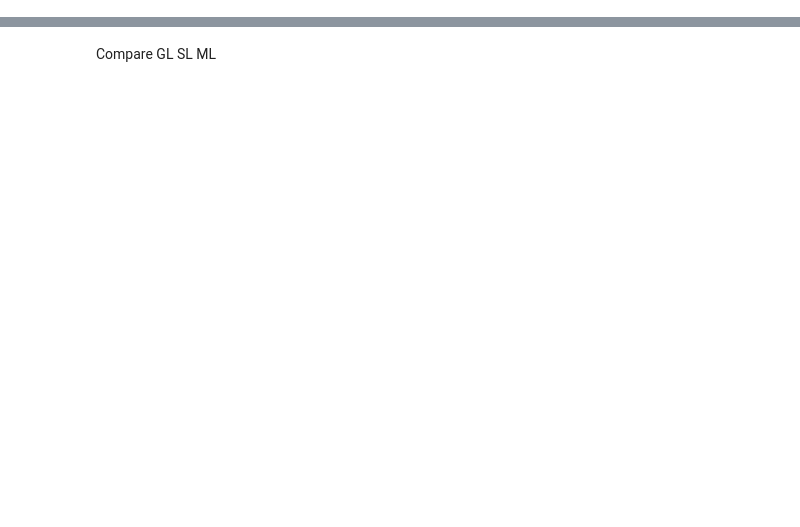
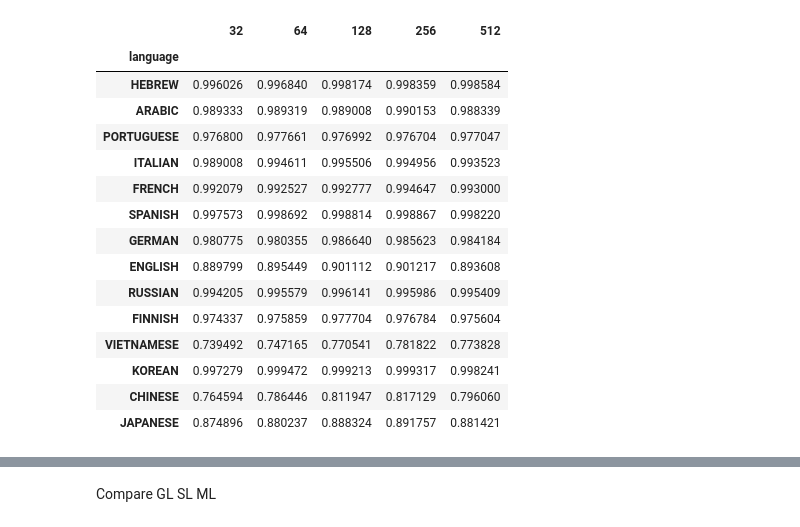
Before and after one commit to wuqi0704/MasterThesis_Tokenization, a Jupyter notebook: flair/plots.ipynb, the cells around one changed output, grey strips where cells are left out. Drawn from its saved outputs; the diff is of its cells as text; code cells hidden in the pictures; blank space fills up the shorter version.

```diff
--- a/flair/plots.ipynb
+++ b/flair/plots.ipynb
@@ -0,0 +1,28 @@
+# %%
+import pandas as pd
+df = []
+for i in [32,64,128,256,512]:
+    df.append(pd.read_csv(f"/Users/qier/MasterThesis_Tokenization/results/1_h{i}.csv").rename(columns={'Unnamed: 0':'language'})[['language','F1-score']])
+
+frames = [df[0],df[1]['F1-score'],df[2]['F1-score'],df[3]['F1-score'],df[4]['F1-score']]
+DF = pd.concat(frames,axis=1)
+DF = DF.set_index('language')
+DF.columns = [32,64,128,256,512]
+DF
+# %% [output]
+|  | 32 | 64 | 128 | 256 | 512 |
+| language |  |  |  |  |  |
+| HEBREW | 0.996026 | 0.996840 | 0.998174 | 0.998359 | 0.998584 |
+| ARABIC | 0.989333 | 0.989319 | 0.989008 | 0.990153 | 0.988339 |
+| PORTUGUESE | 0.976800 | 0.977661 | 0.976992 | 0.976704 | 0.977047 |
+| ITALIAN | 0.989008 | 0.994611 | 0.995506 | 0.994956 | 0.993523 |
+| FRENCH | 0.992079 | 0.992527 | 0.992777 | 0.994647 | 0.993000 |
+| SPANISH | 0.997573 | 0.998692 | 0.998814 | 0.998867 | 0.998220 |
+| GERMAN | 0.980775 | 0.980355 | 0.986640 | 0.985623 | 0.984184 |
+| ENGLISH | 0.889799 | 0.895449 | 0.901112 | 0.901217 | 0.893608 |
+| RUSSIAN | 0.994205 | 0.995579 | 0.996141 | 0.995986 | 0.995409 |
+| FINNISH | 0.974337 | 0.975859 | 0.977704 | 0.976784 | 0.975604 |
+| VIETNAMESE | 0.739492 | 0.747165 | 0.770541 | 0.781822 | 0.773828 |
+| KOREAN | 0.997279 | 0.999472 | 0.999213 | 0.999317 | 0.998241 |
+| CHINESE | 0.764594 | 0.786446 | 0.811947 | 0.817129 | 0.796060 |
+| JAPANESE | 0.874896 | 0.880237 | 0.888324 | 0.891757 | 0.881421 |
```
Also changed, not shown: parts of 8 cells of this notebook, 1 other file.
